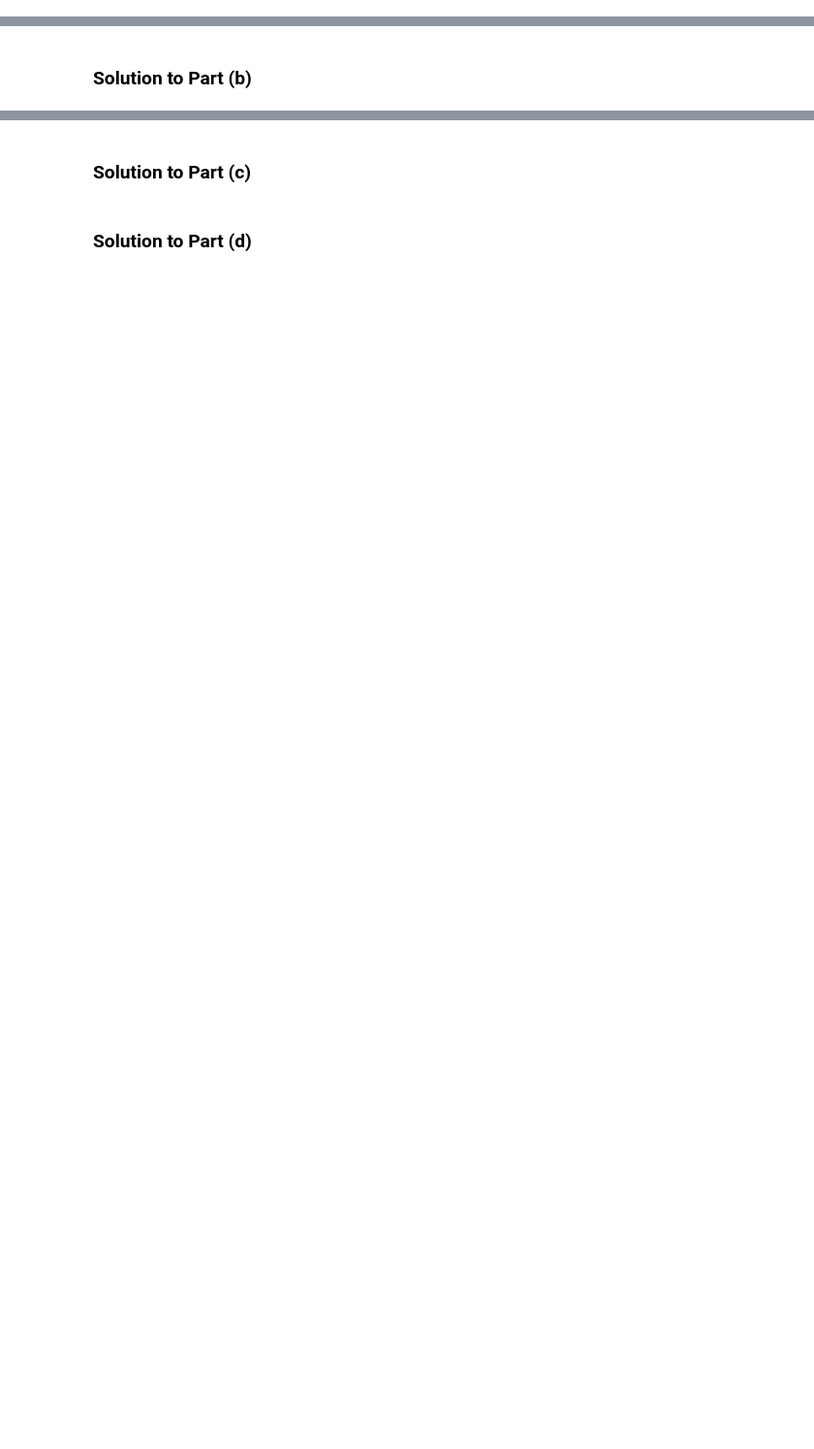
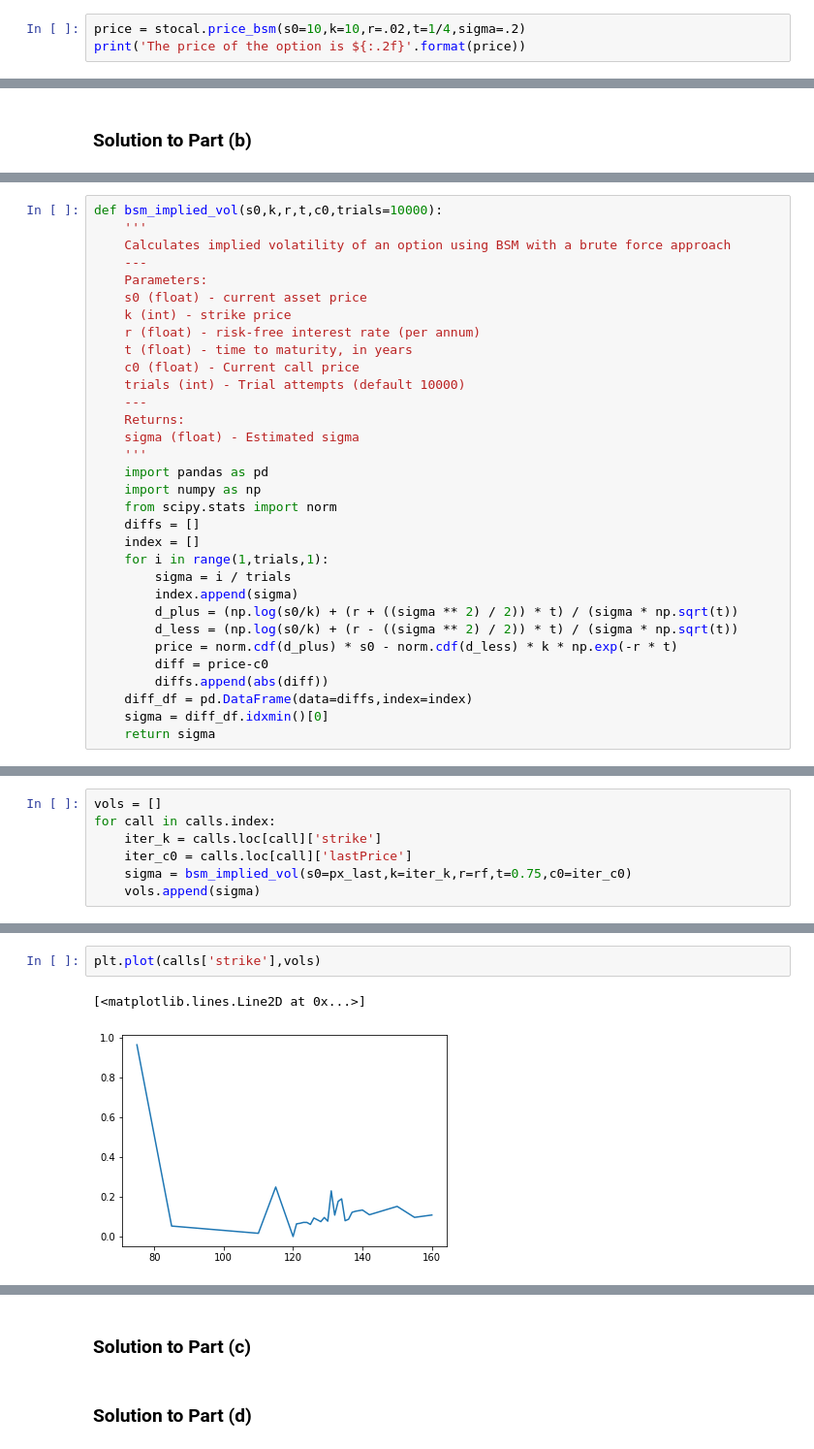
Before and after one commit to jdean53/GeneralWork, a Jupyter notebook: StoCal2/HW6.ipynb, the cells around one changed output, grey strips where cells are left out. Shown: that part at 97% size. Saved outputs shown, nothing was run; the diff lists cells and outputs as text; blank space fills up the shorter version.

```diff
--- a/StoCal2/HW6.ipynb
+++ b/StoCal2/HW6.ipynb
@@ -39,0 +42,3 @@ We consider a (european) call option on a stock with expiration in 3 months ($T
+# %%
+price = stocal.price_bsm(s0=10,k=10,r=.02,t=1/4,sigma=.2)
+print('The price of the option is ${:.2f}'.format(price))
@@ -41,0 +190,32 @@ We consider a (european) call option on a stock with expiration in 3 months ($T
+# %%
+def bsm_implied_vol(s0,k,r,t,c0,trials=10000):
+    '''
+    Calculates implied volatility of an option using BSM with a brute force approach
+    ---
+    Parameters:
+    s0 (float) - current asset price
+    k (int) - strike price
+    r (float) - risk-free interest rate (per annum)
+    t (float) - time to maturity, in years
+    c0 (float) - Current call price
+    trials (int) - Trial attempts (default 10000)
+    ---
+    Returns:
+    sigma (float) - Estimated sigma
+    '''
+    import pandas as pd
+    import numpy as np
+    from scipy.stats import norm
+    diffs = []
+    index = []
+    for i in range(1,trials,1):
+        sigma = i / trials
+        index.append(sigma)
+        d_plus = (np.log(s0/k) + (r + ((sigma ** 2) / 2)) * t) / (sigma * np.sqrt(t))
+        d_less = (np.log(s0/k) + (r - ((sigma ** 2) / 2)) * t) / (sigma * np.sqrt(t))
+        price = norm.cdf(d_plus) * s0 - norm.cdf(d_less) * k * np.exp(-r * t)
+        diff = price-c0
+        diffs.append(abs(diff))
+    diff_df = pd.DataFrame(data=diffs,index=index)
+    sigma = diff_df.idxmin()[0]
+    return sigma
@@ -41,0 +228,7 @@ We consider a (european) call option on a stock with expiration in 3 months ($T
+# %%
+vols = []
+for call in calls.index:
+    iter_k = calls.loc[call]['strike']
+    iter_c0 = calls.loc[call]['lastPrice']
+    sigma = bsm_implied_vol(s0=px_last,k=iter_k,r=rf,t=0.75,c0=iter_c0)
+    vols.append(sigma)
@@ -41,0 +253,5 @@ We consider a (european) call option on a stock with expiration in 3 months ($T
+# %%
+plt.plot(calls['strike'],vols)
+# %% [output]
+[<matplotlib.lines.Line2D at 0x...>]
+[figure, added]
```
Also changed, not shown: parts of 32 cells of this notebook, 3 other files.
